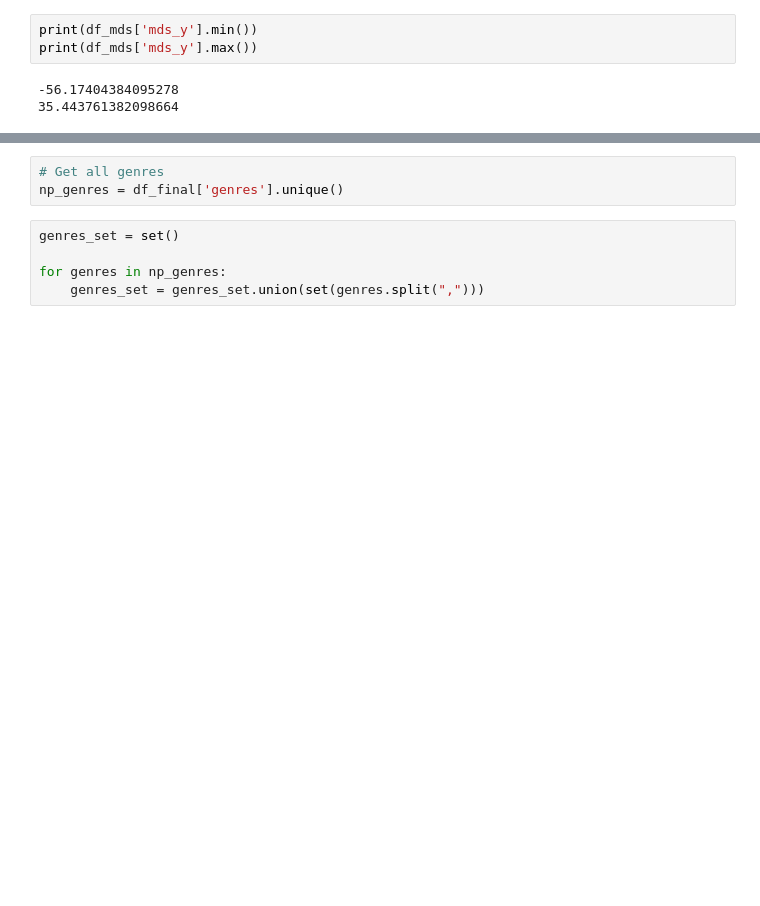
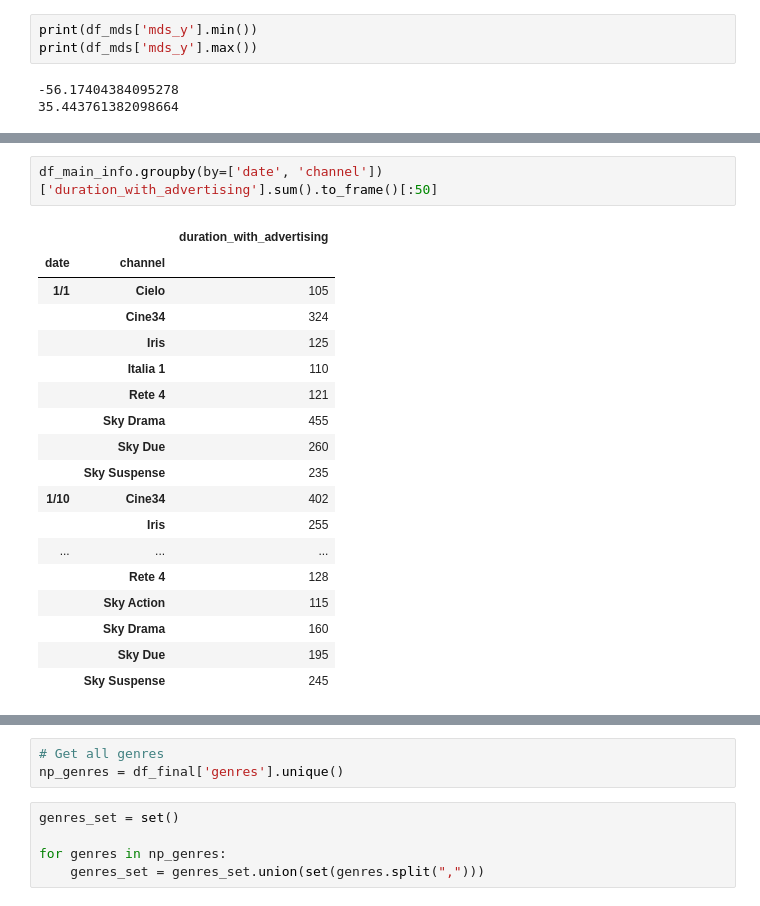
Before and after one commit to florin-git/TV-Movies-Visual-Analytics, a Jupyter notebook: dataset_creation.ipynb, the cells around one changed output, grey strips where cells are left out. Drawn from its saved outputs; the diff is of its cells as text; blank space fills up the shorter version.

```diff
--- a/dataset_creation.ipynb
+++ b/dataset_creation.ipynb
@@ -851,0 +902,21 @@ print(df_mds['mds_y'].max())
+# %%
+df_main_info.groupby(by=['date', 'channel'])['duration_with_advertising'].sum().to_frame()[:50]
+# %% [output]
+|  |  | duration_with_advertising |
+| date | channel |  |
+| 1/1 | Cielo | 105 |
+|  | Cine34 | 324 |
+|  | Iris | 125 |
+|  | Italia 1 | 110 |
+|  | Rete 4 | 121 |
+|  | Sky Drama | 455 |
+|  | Sky Due | 260 |
+|  | Sky Suspense | 235 |
+| 1/10 | Cine34 | 402 |
+|  | Iris | 255 |
+| ... | ... | ... |
+|  | Rete 4 | 128 |
+|  | Sky Action | 115 |
+|  | Sky Drama | 160 |
+|  | Sky Due | 195 |
+|  | Sky Suspense | 245 |
```
Also changed, not shown: parts of 11 cells of this notebook, 6 other files.
